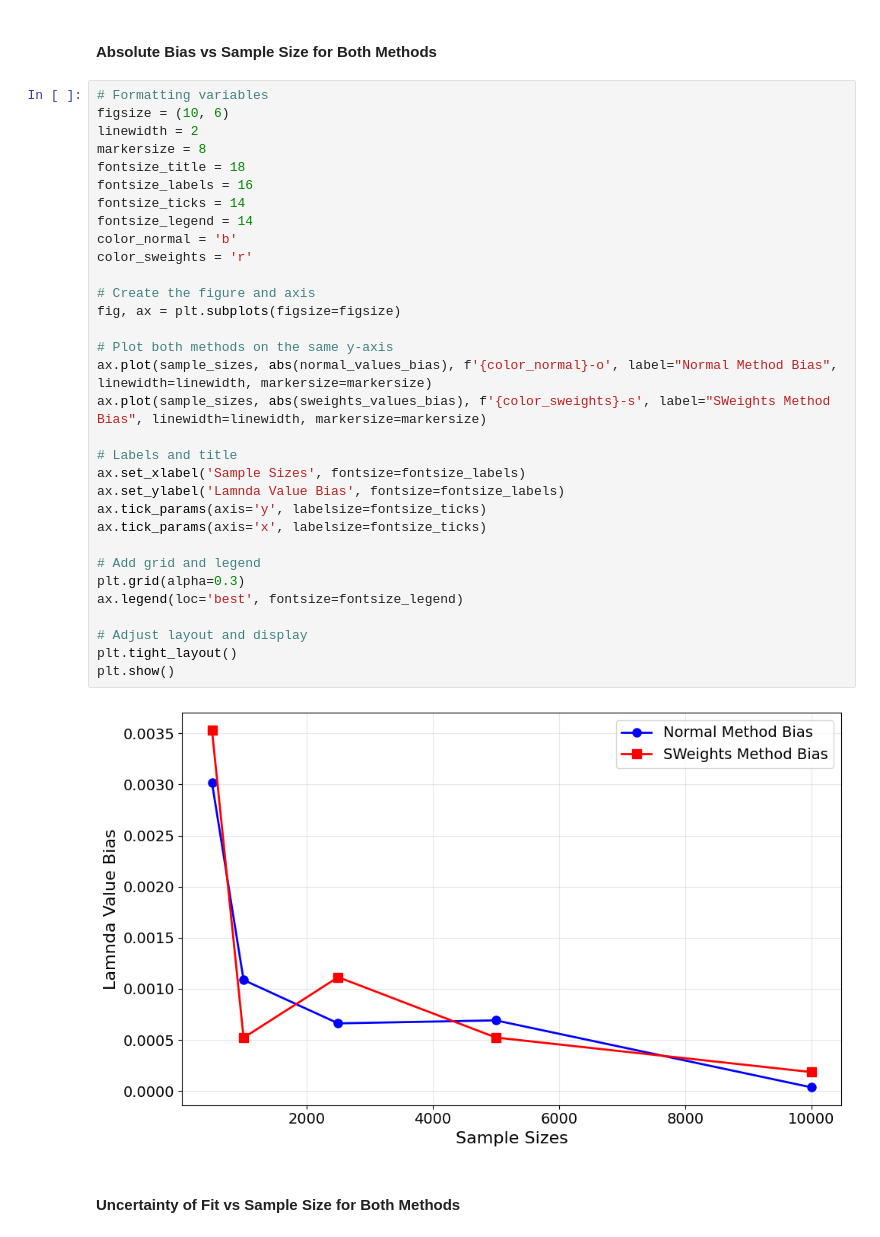
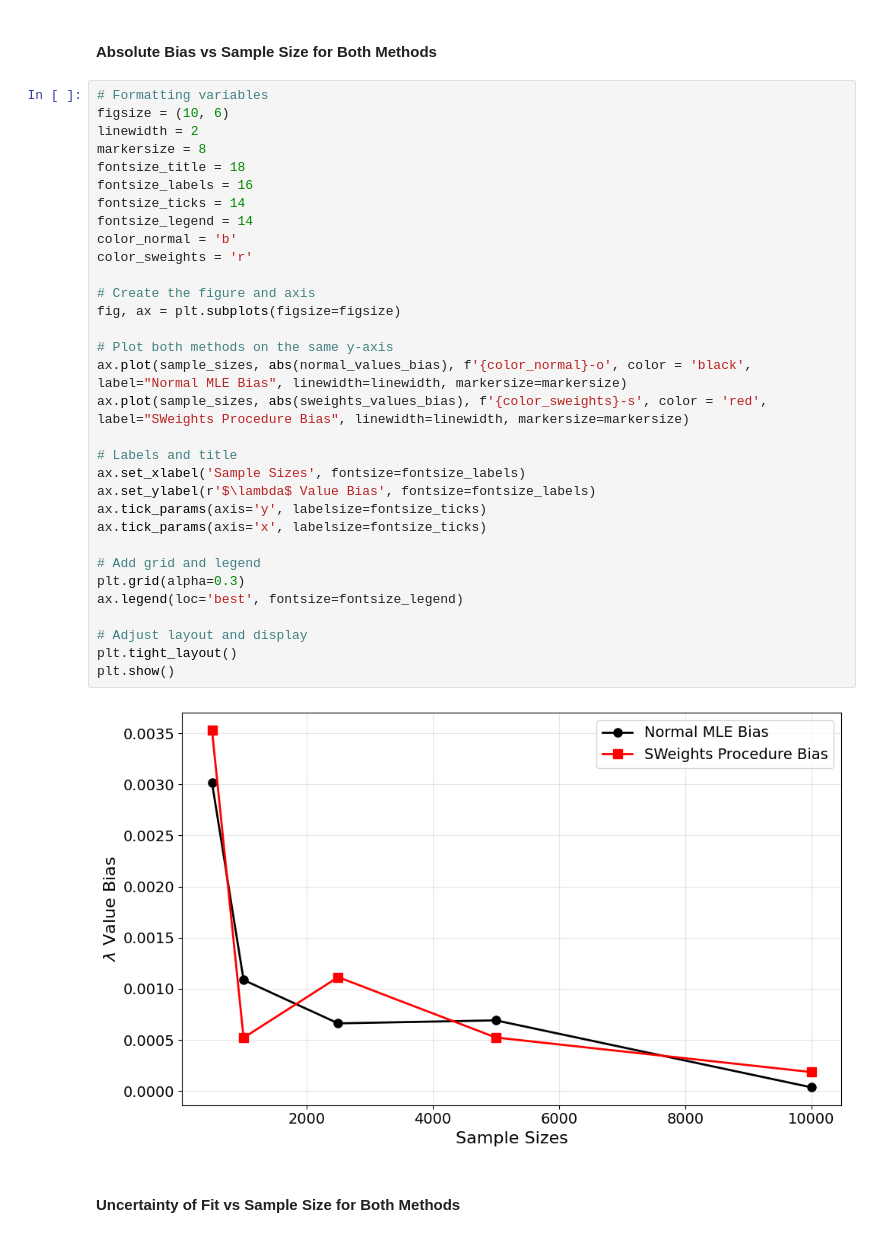
Before and after one commit to JacobTutt/stat_frequentist_analysis, a Jupyter notebook: Notebook_Part_f.ipynb, the cells around one changed output. Drawn from its saved outputs; the diff is of its cells as text.

```diff
--- a/Notebook_Part_f.ipynb
+++ b/Notebook_Part_f.ipynb
@@ -383,37 +439,37 @@ sweights_values_std = np.array([sweights_bootstrap_results[size]['Values_Std'][6
 # %%
 # Formatting variables
 figsize = (10, 6)
 linewidth = 2
 markersize = 8
 fontsize_title = 18
 fontsize_labels = 16
 fontsize_ticks = 14
 fontsize_legend = 14
 color_normal = 'b'
 color_sweights = 'r'
 
 # Create the figure and axis
 fig, ax = plt.subplots(figsize=figsize)
 
 # Plot both methods on the same y-axis
-ax.plot(sample_sizes, abs(normal_values_bias), f'{color_normal}-o', label="Normal Method Bias", linewidth=linewidth, markersize=markersize)
-ax.plot(sample_sizes, abs(sweights_values_bias), f'{color_sweights}-s', label="SWeights Method Bias", linewidth=linewidth, markersize=markersize)
+ax.plot(sample_sizes, abs(normal_values_bias), f'{color_normal}-o', color = 'black', label="Normal MLE Bias", linewidth=linewidth, markersize=markersize)
+ax.plot(sample_sizes, abs(sweights_values_bias), f'{color_sweights}-s', color = 'red', label="SWeights Procedure Bias", linewidth=linewidth, markersize=markersize)
 
 # Labels and title
 ax.set_xlabel('Sample Sizes', fontsize=fontsize_labels)
-ax.set_ylabel('Lamnda Value Bias', fontsize=fontsize_labels)
+ax.set_ylabel(r'$\lambda$ Value Bias', fontsize=fontsize_labels)
 ax.tick_params(axis='y', labelsize=fontsize_ticks)
 ax.tick_params(axis='x', labelsize=fontsize_ticks)
 
 # Add grid and legend
 plt.grid(alpha=0.3)
 ax.legend(loc='best', fontsize=fontsize_legend)
 
 # Adjust layout and display
 plt.tight_layout()
 plt.show()
 # %% [output]
-[figure, old version]
+[figure, new version]
 # %% [markdown]
 #### Uncertainty of Fit vs Sample Size for Both Methods
 # %%
```
Also changed, not shown: parts of 7 cells of this notebook, 5 other files.
